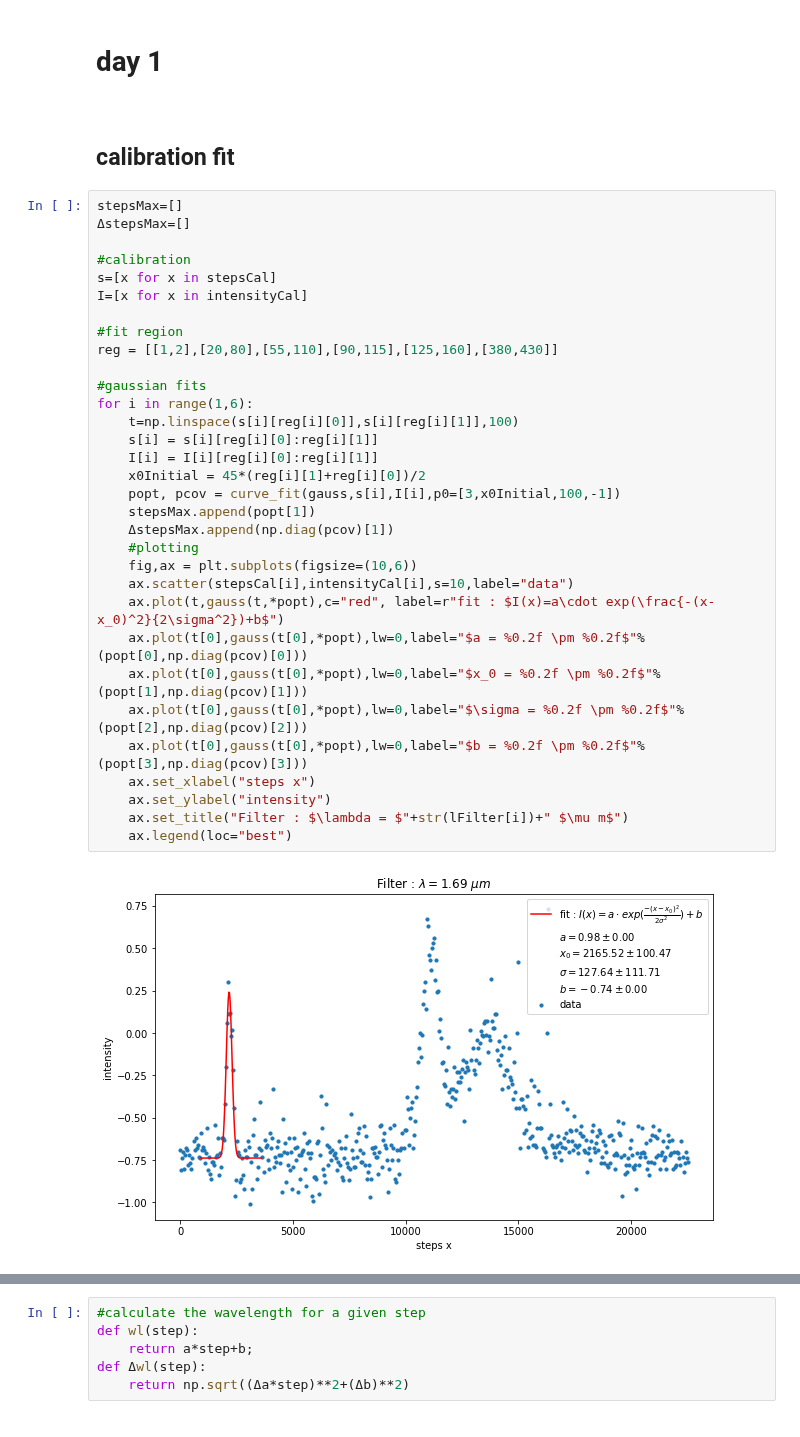
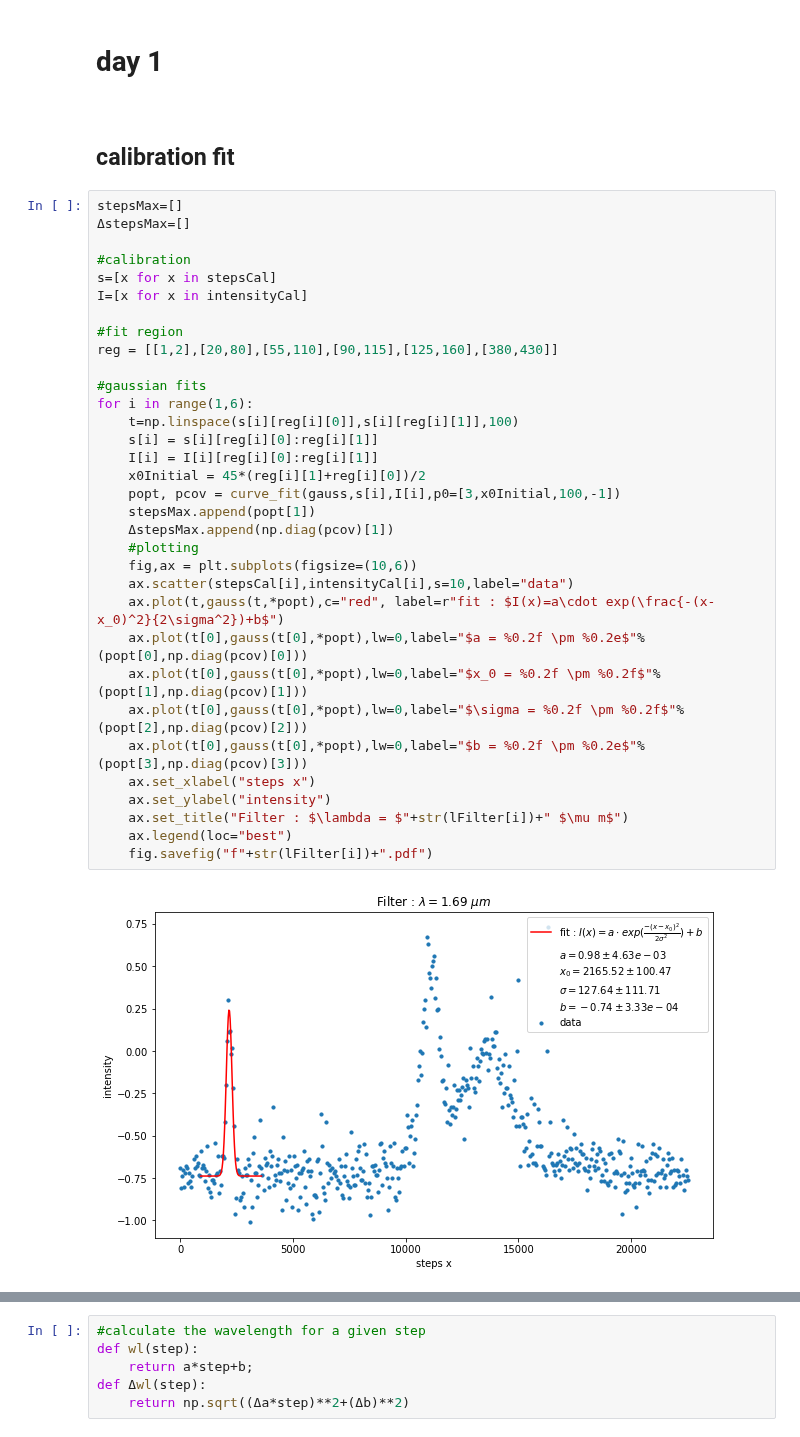
Before and after one commit to NlKLas/PyRePo, a Jupyter notebook: V30/V30.ipynb, the cells around one changed output, grey strips where cells are left out. Drawn from its saved outputs; the diff is of its cells as text.

```diff
--- a/V30/V30.ipynb
+++ b/V30/V30.ipynb
@@ -70,33 +99,34 @@ for a in range(6):
 stepsMax=[]
 ΔstepsMax=[]
 
 #calibration
 s=[x for x in stepsCal]
 I=[x for x in intensityCal]
 
 #fit region
 reg = [[1,2],[20,80],[55,110],[90,115],[125,160],[380,430]]
 
 #gaussian fits
 for i in range(1,6):
     t=np.linspace(s[i][reg[i][0]],s[i][reg[i][1]],100)
     s[i] = s[i][reg[i][0]:reg[i][1]]
     I[i] = I[i][reg[i][0]:reg[i][1]]
     x0Initial = 45*(reg[i][1]+reg[i][0])/2
     popt, pcov = curve_fit(gauss,s[i],I[i],p0=[3,x0Initial,100,-1])
     stepsMax.append(popt[1])
     ΔstepsMax.append(np.diag(pcov)[1])
     #plotting
     fig,ax = plt.subplots(figsize=(10,6))
     ax.scatter(stepsCal[i],intensityCal[i],s=10,label="data")
     ax.plot(t,gauss(t,*popt),c="red", label=r"fit : $I(x)=a\cdot exp(\frac{-(x-x_0)^2}{2\sigma^2})+b$")
-    ax.plot(t[0],gauss(t[0],*popt),lw=0,label="$a = %0.2f \pm %0.2f$"%(popt[0],np.diag(pcov)[0]))
+    ax.plot(t[0],gauss(t[0],*popt),lw=0,label="$a = %0.2f \pm %0.2e$"%(popt[0],np.diag(pcov)[0]))
     ax.plot(t[0],gauss(t[0],*popt),lw=0,label="$x_0 = %0.2f \pm %0.2f$"%(popt[1],np.diag(pcov)[1]))
     ax.plot(t[0],gauss(t[0],*popt),lw=0,label="$\sigma = %0.2f \pm %0.2f$"%(popt[2],np.diag(pcov)[2]))
-    ax.plot(t[0],gauss(t[0],*popt),lw=0,label="$b = %0.2f \pm %0.2f$"%(popt[3],np.diag(pcov)[3]))
+    ax.plot(t[0],gauss(t[0],*popt),lw=0,label="$b = %0.2f \pm %0.2e$"%(popt[3],np.diag(pcov)[3]))
     ax.set_xlabel("steps x")
     ax.set_ylabel("intensity")
     ax.set_title("Filter : $\lambda = $"+str(lFilter[i])+" $\mu m$")
     ax.legend(loc="best")
+    fig.savefig("f"+str(lFilter[i])+".pdf")
 # %% [output]
-[figure, old version]
+[figure, new version]
```
Also changed, not shown: parts of 10 cells of this notebook, 22 other files.
